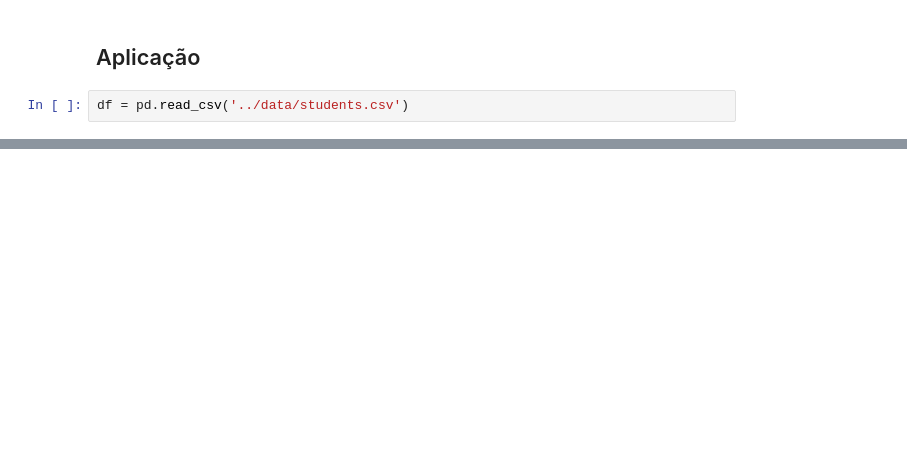
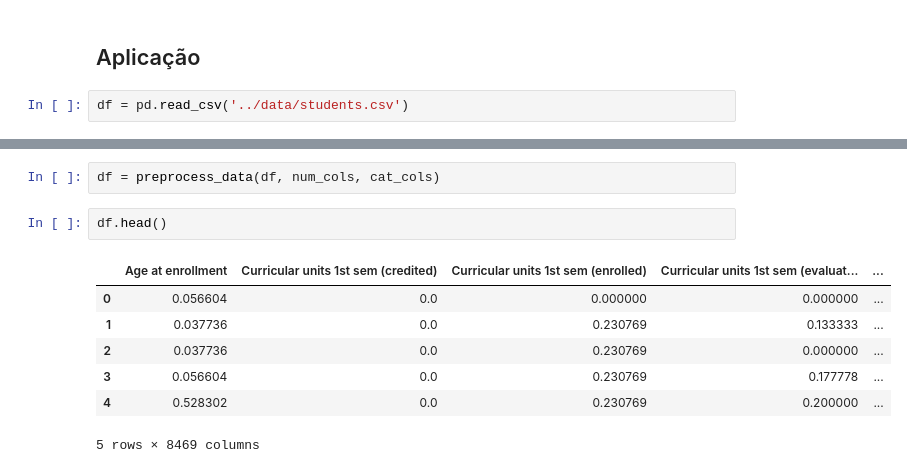
Before and after one commit to felmateos/student-dropout-prediction, a Jupyter notebook: preprocessing/preprocessing_FC.ipynb, the cells around one changed output, grey strips where cells are left out. Saved outputs shown, nothing was run; the diff lists cells and outputs as text; blank space fills up the shorter version.

```diff
--- a/preprocessing/preprocessing_FC.ipynb
+++ b/preprocessing/preprocessing_FC.ipynb
@@ -74,0 +153,12 @@ df = one_hot_encoding(df, cols)
+# %%
+df = preprocess_data(df, num_cols, cat_cols)
+# %%
+df.head()
+# %% [output]
+|  | Age at enrollment | Curricular units 1st sem (credited) | Curricular units 1st sem (enrolled) | Curricular units 1st sem (evaluat... | ... |
+| 0 | 0.056604 | 0.0 | 0.000000 | 0.000000 | ... |
+| 1 | 0.037736 | 0.0 | 0.230769 | 0.133333 | ... |
+| 2 | 0.037736 | 0.0 | 0.230769 | 0.000000 | ... |
+| 3 | 0.056604 | 0.0 | 0.230769 | 0.177778 | ... |
+| 4 | 0.528302 | 0.0 | 0.230769 | 0.200000 | ... |
+5 rows × 8469 columns
```
Also changed, not shown: parts of 11 cells of this notebook, 1 other file.
